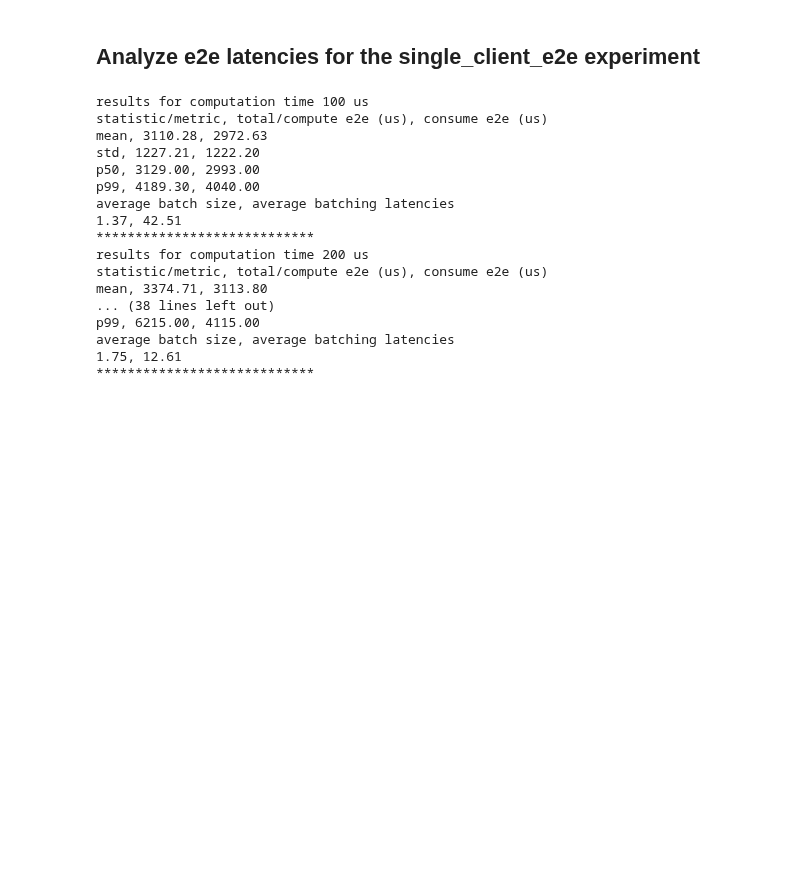
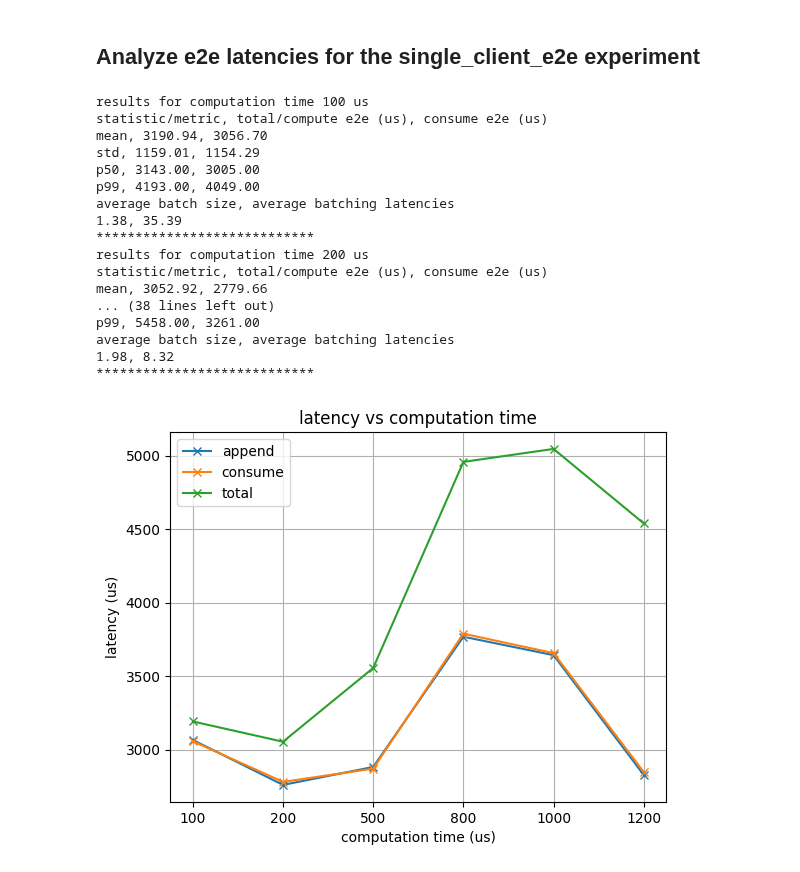
Before and after one commit to dassl-uiuc/speclog-artifact, a Jupyter notebook: benchmarking/scripts/analyze.ipynb, the cells around one changed output. Cells and saved outputs as stored; diff of their text form; code cells hidden in the pictures; blank space fills up the shorter version.

Commit message:
Added results in main

```diff
--- a/benchmarking/scripts/analyze.ipynb
+++ b/benchmarking/scripts/analyze.ipynb
@@ -7,6 +7,7 @@ def get_results(path):
     computee2e = []
     consumee2e = []
     avg_batching_latencies = []
+    avg_append_latency = []
     avg_batch_size = []
     with open(path+"/client_node7.log", "r") as f:
         lines = f.readlines()
@@ -19,9 +20,12 @@ def get_results(path):
                 avg_batch_size.append(float(line.strip().split()[-1]))
             if "average batching latency: " in line:
                 avg_batching_latencies.append(float(line.strip().split()[-1]))
+            if "avg latency of" in line:
+                avg_append_latency.append(float(line.strip().split()[-2]))
 
     computee2e = np.array(computee2e, dtype=int)
     consumee2e = np.array(consumee2e, dtype=int)
+    avg_append_latency = np.array(avg_append_latency, dtype=float)
 
     print("results for computation time " + path.split("_")[-1] + " us")
     print("statistic/metric, total/compute e2e (us), consume e2e (us)")
@@ -32,26 +36,49 @@ def get_results(path):
 
     print("average batch size, average batching latencies")
     print(f"{avg_batch_size[-1]:.2f}, {avg_batching_latencies[-1]:.2f}")
+
+    return np.mean(computee2e), np.mean(consumee2e), np.mean(avg_append_latency)
-# %%
-comp_times=["100", "200", "500", "800", "1000", "1200"]
-for comp_time in comp_times:
-    get_results(f"../results/logs/e2e_{comp_time}")
-    print("****************************")
-# %% [output]
-results for computation time 100 us
-statistic/metric, total/compute e2e (us), consume e2e (us)
-mean, 3110.28, 2972.63
-std, 1227.21, 1222.20
-p50, 3129.00, 2993.00
-p99, 4189.30, 4040.00
-average batch size, average batching latencies
-1.37, 42.51
-****************************
-results for computation time 200 us
-statistic/metric, total/compute e2e (us), consume e2e (us)
-mean, 3374.71, 3113.80
-... (38 lines left out)
-p99, 6215.00, 4115.00
-average batch size, average batching latencies
-1.75, 12.61
-****************************
+# %%
+import matplotlib.pyplot as plt
+total = []
+consume = []
+append = []
+
+
+comp_times=["100", "200", "500", "800", "1000", "1200"]
+for comp_time in comp_times:
+    total_lat, consume_lat, append_lat = get_results(f"../results/logs/e2e_{comp_time}")
+    total.append(total_lat)
+    consume.append(consume_lat)
+    append.append(append_lat)
+    print("****************************")
+
+fig, ax = plt.subplots()
+ax.plot(comp_times, append, label='append', marker='x')
+ax.plot(comp_times, consume, label='consume', marker='x')
+ax.plot(comp_times, total, label='total', marker='x')
+
+ax.set(xlabel='computation time (us)', ylabel='latency (us)', title='latency vs computation time')
+ax.grid()
+ax.legend()
+fig.savefig("latency_vs_comp_time.png", dpi=600)
+plt.show()
+# %% [output]
+results for computation time 100 us
+statistic/metric, total/compute e2e (us), consume e2e (us)
+mean, 3190.94, 3056.70
+std, 1159.01, 1154.29
+p50, 3143.00, 3005.00
+p99, 4193.00, 4049.00
+average batch size, average batching latencies
+1.38, 35.39
+****************************
+results for computation time 200 us
+statistic/metric, total/compute e2e (us), consume e2e (us)
+mean, 3052.92, 2779.66
+... (38 lines left out)
+p99, 5458.00, 3261.00
+average batch size, average batching latencies
+1.98, 8.32
+****************************
+[figure, added]
```
Also changed, not shown: 2 other files.
